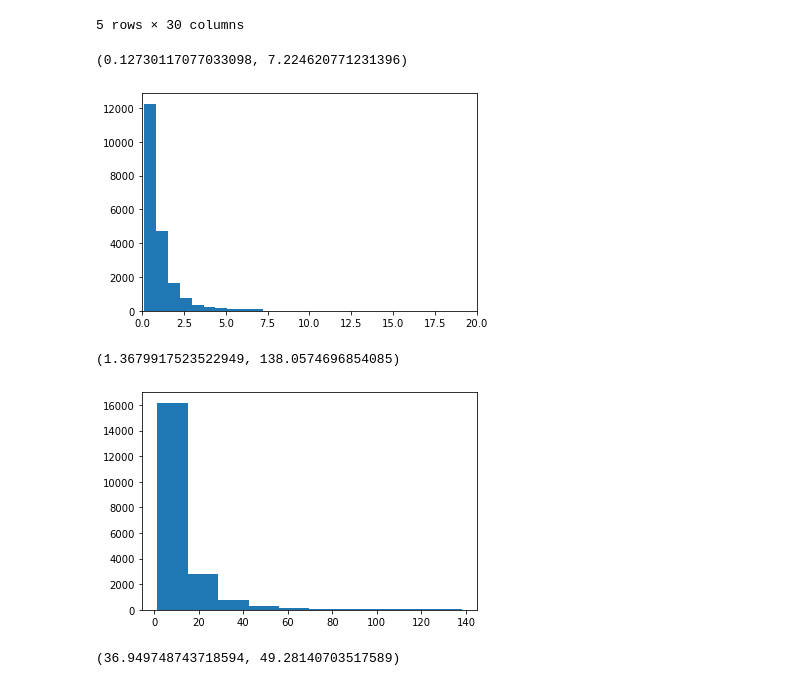
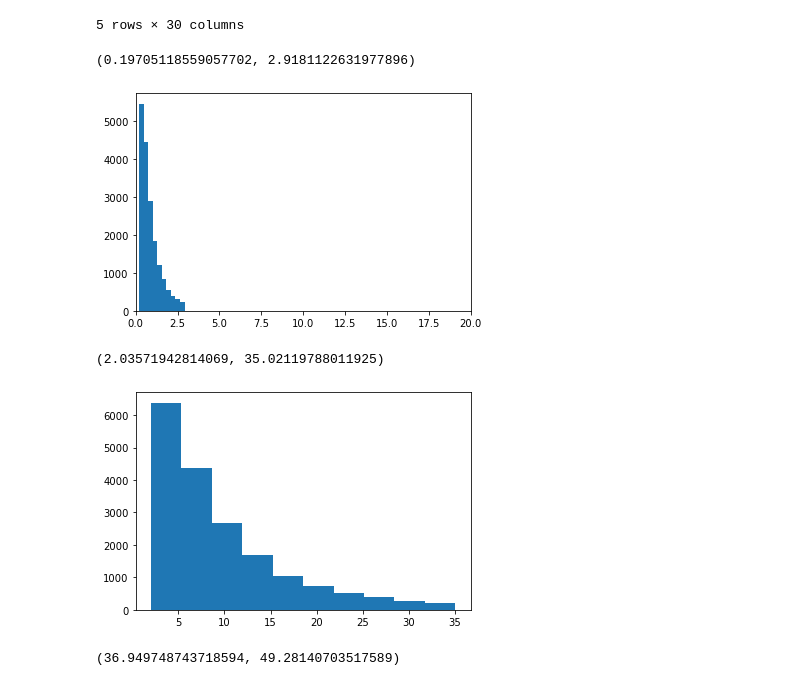
Before and after one commit to YinQingYuanQue/LivestockStudy, a Jupyter notebook: Code/DataMining.ipynb, the cells around one changed output. Drawn from its saved outputs; the diff is of its cells as text; code cells hidden in the pictures.

```diff
--- a/Code/DataMining.ipynb
+++ b/Code/DataMining.ipynb
@@ -16,25 +16,25 @@ df_939.head()
 # %%
 speed = df_939['speed']
 speed = np.sort(speed)
-alpha = 0.05
+alpha = 0.1
 speed = speed[int(speed.shape[0]*alpha):int(speed.shape[0]*(1-alpha))]
 plt.hist(speed)
 plt.xlim(0,20)
 speed[0], speed[-1]
 # %% [output]
-(0.12730117077033098, 7.224620771231396)
+(0.19705118559057702, 2.9181122631977896)
-[figure, old version]
+[figure, new version]
 # %%
 dis = df_939['distance']
 dis = np.sort(dis)
-alpha = 0.05
+alpha = 0.1
 dis = dis[int(dis.shape[0]*alpha):int(dis.shape[0]*(1-alpha))]
 plt.hist(dis)
 #plt.xlim(0,20)
 dis[0], dis[-1]
 # %% [output]
-(1.3679917523522949, 138.0574696854085)
+(2.03571942814069, 35.02119788011925)
-[figure, old version]
+[figure, new version]
 # %%
 ODBA_mean = df_939['ODBA_mean']
 ODBA_mean = np.sort(ODBA_mean)
```
Also changed, not shown: parts of 2 cells of this notebook, 4 other files.
